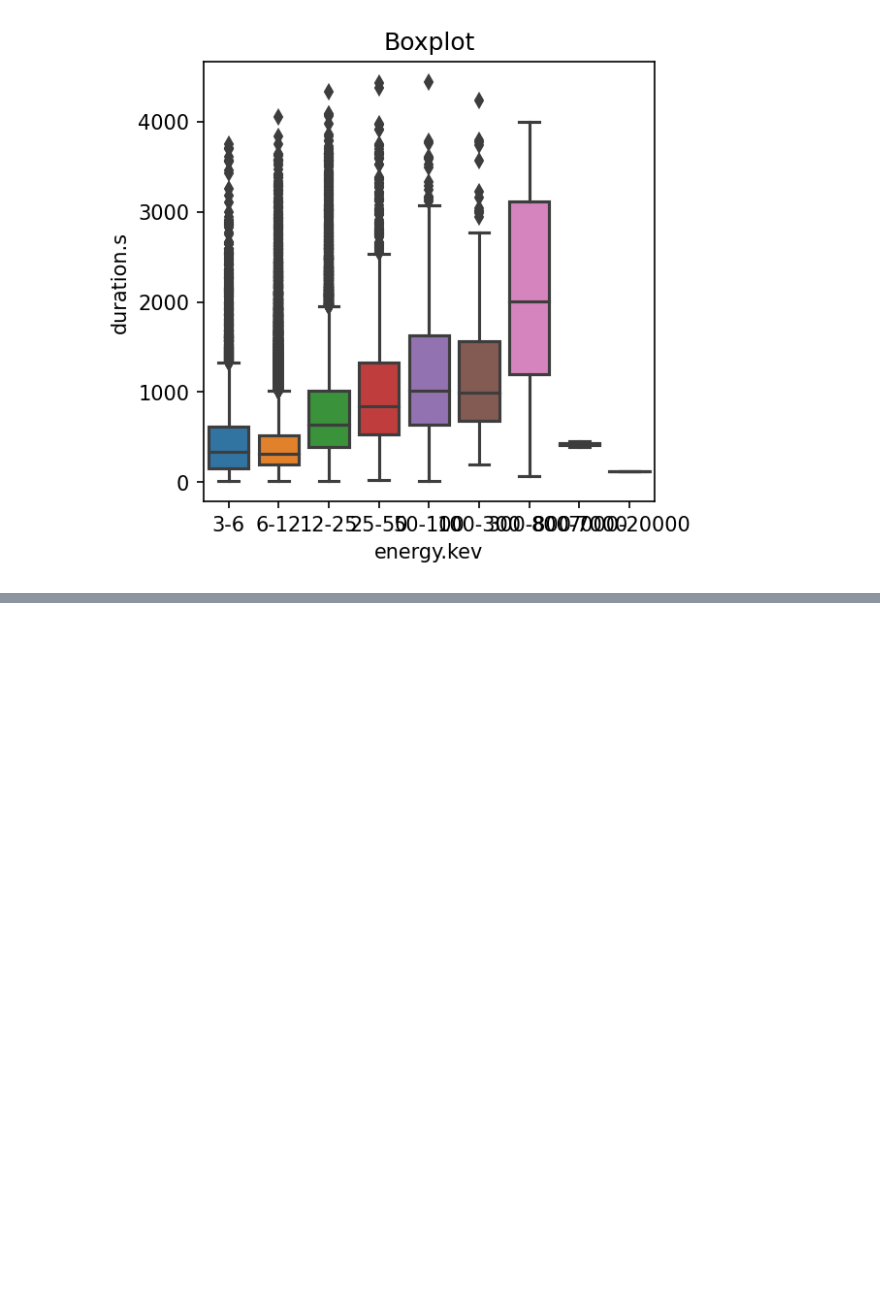
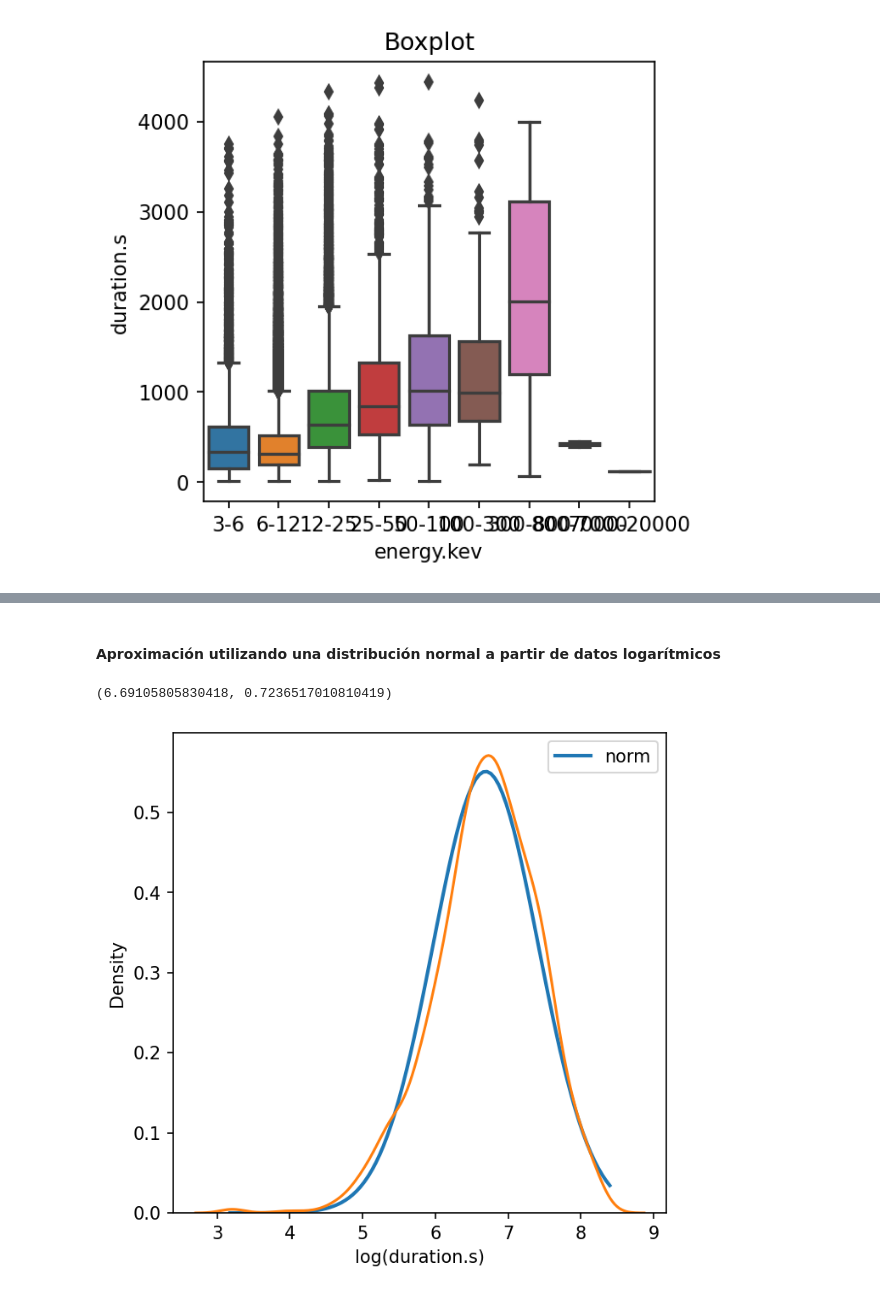
Before and after one commit to Exploratory-Data-Analiysis/Exam_1, a Jupyter notebook: ParcialFC.ipynb, the cells around one changed output, grey strips where cells are left out. Cells and saved outputs as stored; diff of their text form; code cells hidden in the pictures; blank space fills up the shorter version.

```diff
--- a/ParcialFC.ipynb
+++ b/ParcialFC.ipynb
@@ -214,3 +222,30 @@ dtype: int64
 [figure]
 [figure]
 [figure]
+# %% [markdown]
+#### Aproximación utilizando una distribución normal a partir de datos logarítmicos
+# %%
+fil = df['energy.kev'] == '25-50' # Se filtra por rango de energias
+dataF = df[fil]
+
+distr = stats.norm
+
+parametros = distr.fit(data=dataF['log(duration.s)'])
+# nombre_parametros = [p for p in inspect.signature(distr._pdf).parameters \
+#                      if not p=='x'] + ["loc","scale"]
+# parametros_dict = dict(zip(nombre_parametros, parametros))
+
+x_hat = np.linspace(min(dataF['log(duration.s)']), max(dataF['log(duration.s)']), num=100)
+y_hat = distr.pdf(x_hat, *parametros)
+plt.figure(figsize=(5,5), dpi = 150)
+plt.plot(x_hat, y_hat, linewidth=2, label=distr.name)
+
+
+
+# plt.figure(figsize=(5,5), dpi = 150)
+sns.kdeplot(data=dataF.sort_values('Eprom.kev'), x='log(duration.s)')
+plt.legend()
+parametros
+# %% [output]
+(6.69105805830418, 0.7236517010810419)
+[figure, added]
```
Also changed, not shown: parts of 9 cells of this notebook.
